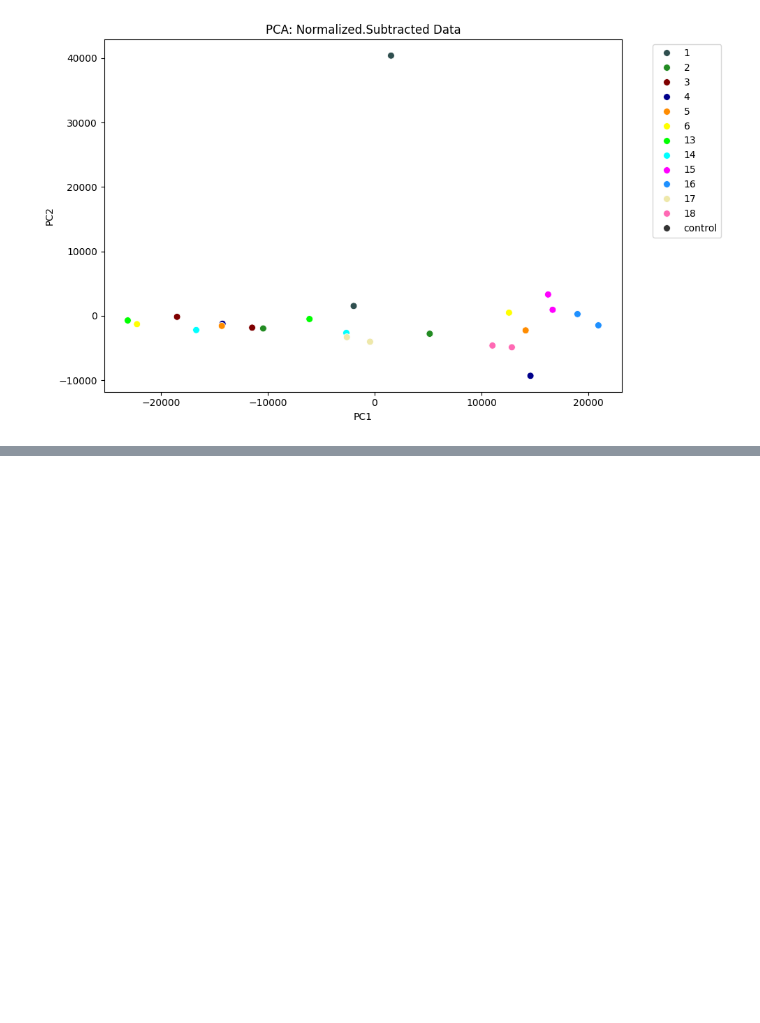
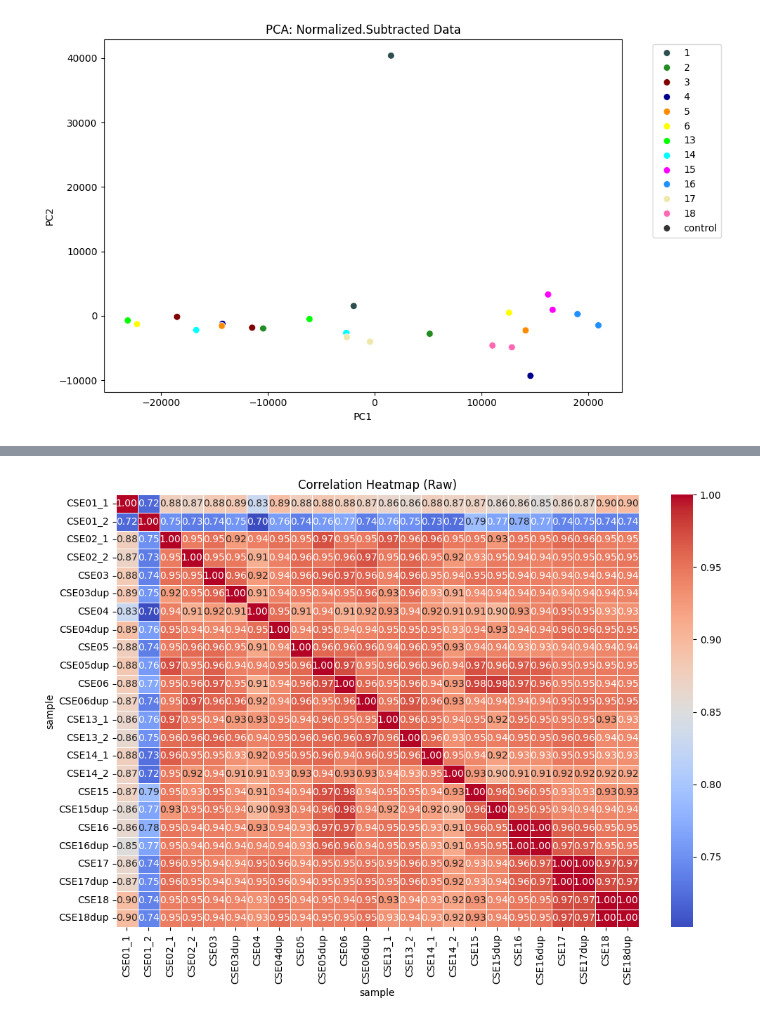
Before and after one commit to ucsffrancislab/genomics, a Jupyter notebook: data/20250409-Illumina-PhIP/20250414-PhIP-MultiPlate/out.123456131415161718/counts_normalized_subtracted_pcas.ipynb, the cells around one changed output, grey strips where cells are left out. Saved outputs shown, nothing was run; the diff lists cells and outputs as text; code cells hidden in the pictures; blank space fills up the shorter version.

Commit message:
Reordered and added CSE correlation checks.

```diff
--- a/data/20250409-Illumina-PhIP/20250414-PhIP-MultiPlate/out.123456131415161718/counts_normalized_subtracted_pcas.ipynb
+++ b/data/20250409-Illumina-PhIP/20250414-PhIP-MultiPlate/out.123456131415161718/counts_normalized_subtracted_pcas.ipynb
@@ -411,3 +397,8 @@ plot_pca(n.loc[
 plot_pca(s.reset_index().set_index('sample').drop(['subject','type'],axis='columns').fillna(0), "PCA: Normalized.Subtracted Data")
 # %% [output]
 [figure]
+# %%
+cse_pca_data_annot = data_annot.loc[
+    (data_annot.index.get_level_values('type') == 'commercial serum control'),:
+    ].reset_index().set_index('sample').drop(['subject','type'],axis='columns').fillna(0)
+cse_pca_data_annot
@@ -419,2 +485,5 @@ plot_pca(s.loc[
 # %% [output]
 [figure]
+# %%
+cse_pca_data_annot_corr = cse_pca_data_annot.drop(['plate','class'],axis='columns').T.corr()
+cse_pca_data_annot_corr
@@ -420,0 +556,7 @@ plot_pca(s.loc[
+# %%
+plt.figure(figsize=(12, 8)) # Adjust figure size as needed
+sns.heatmap(cse_pca_data_annot_corr, annot=True, cmap='coolwarm', fmt=".2f", linewidths=.5)
+plt.title('Correlation Heatmap (Raw)')
+plt.show()
+# %% [output]
+[figure, added]
```
Also changed, not shown: parts of 15 cells of this notebook, 1 other file.
